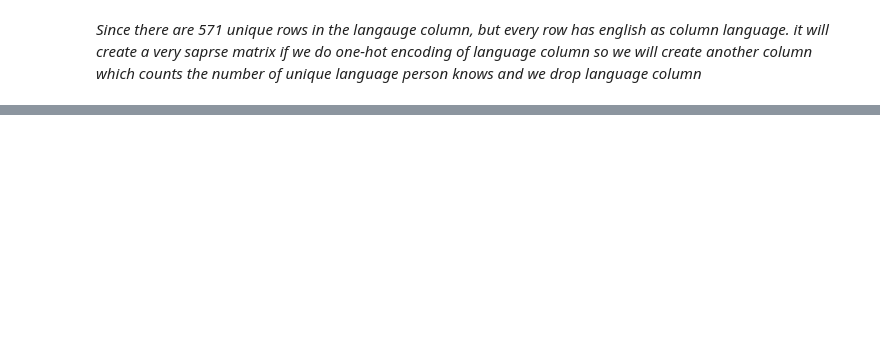
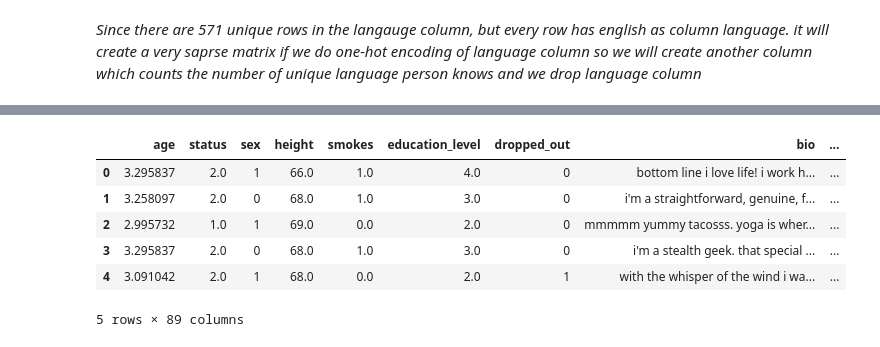
Before and after one commit to surya81/myproject, a Jupyter notebook: Tinder match making /Tinder match.ipynb, the cells around one changed output, grey strips where cells are left out. Drawn from its saved outputs; the diff is of its cells as text; code cells hidden in the pictures; blank space fills up the shorter version.

```diff
--- a/Tinder match making /Tinder match.ipynb
+++ b/Tinder match making /Tinder match.ipynb
@@ -282,0 +529,19 @@ tinder_df.drop(["contains_english"])
+# %%
+# create a new DataFrame with one-hot encoded job column
+other_interest_dummies = pd.get_dummies(tinder_df["other_interests"])
+
+# concatenate the new DataFrame with the original DataFrame
+tinder_df = pd.concat([tinder_df, other_interest_dummies], axis=1)
+
+# drop the original other_interest interest column
+tinder_df.drop("other_interests", axis=1, inplace=True)
+# %%
+tinder_df.head()
+# %% [output]
+|  | age | status | sex | height | smokes | education_level | dropped_out | bio | ... |
+| 0 | 3.295837 | 2.0 | 1 | 66.0 | 1.0 | 4.0 | 0 | bottom line i love life! i work h... | ... |
+| 1 | 3.258097 | 2.0 | 0 | 68.0 | 1.0 | 3.0 | 0 | i'm a straightforward, genuine, f... | ... |
+| 2 | 2.995732 | 1.0 | 1 | 69.0 | 0.0 | 2.0 | 0 | mmmmm yummy tacosss. yoga is wher... | ... |
+| 3 | 3.295837 | 2.0 | 0 | 68.0 | 1.0 | 3.0 | 0 | i'm a stealth geek. that special ... | ... |
+| 4 | 3.091042 | 2.0 | 1 | 68.0 | 0.0 | 2.0 | 1 | with the whisper of the wind i wa... | ... |
+5 rows × 89 columns
```
Also changed, not shown: parts of 37 cells of this notebook, 1 other file.
